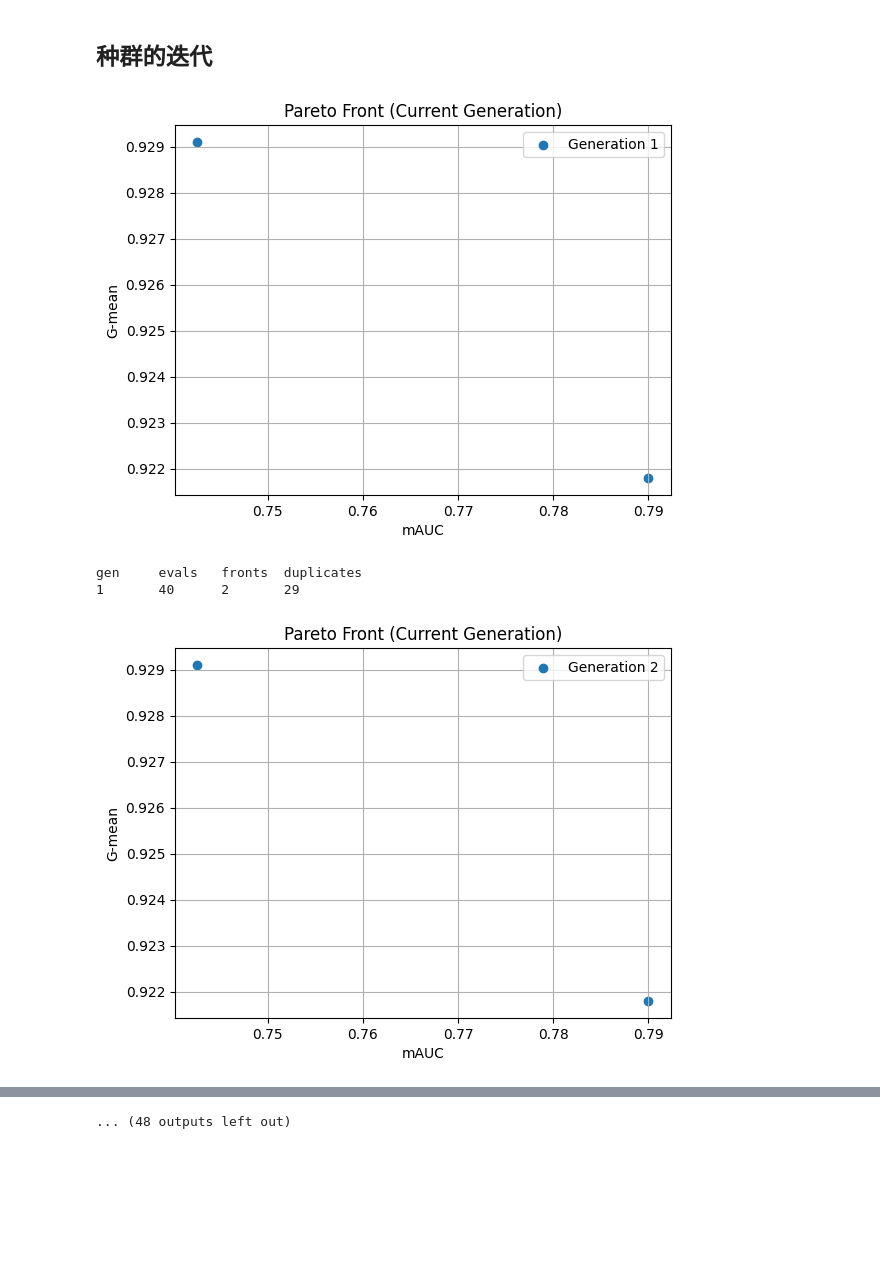
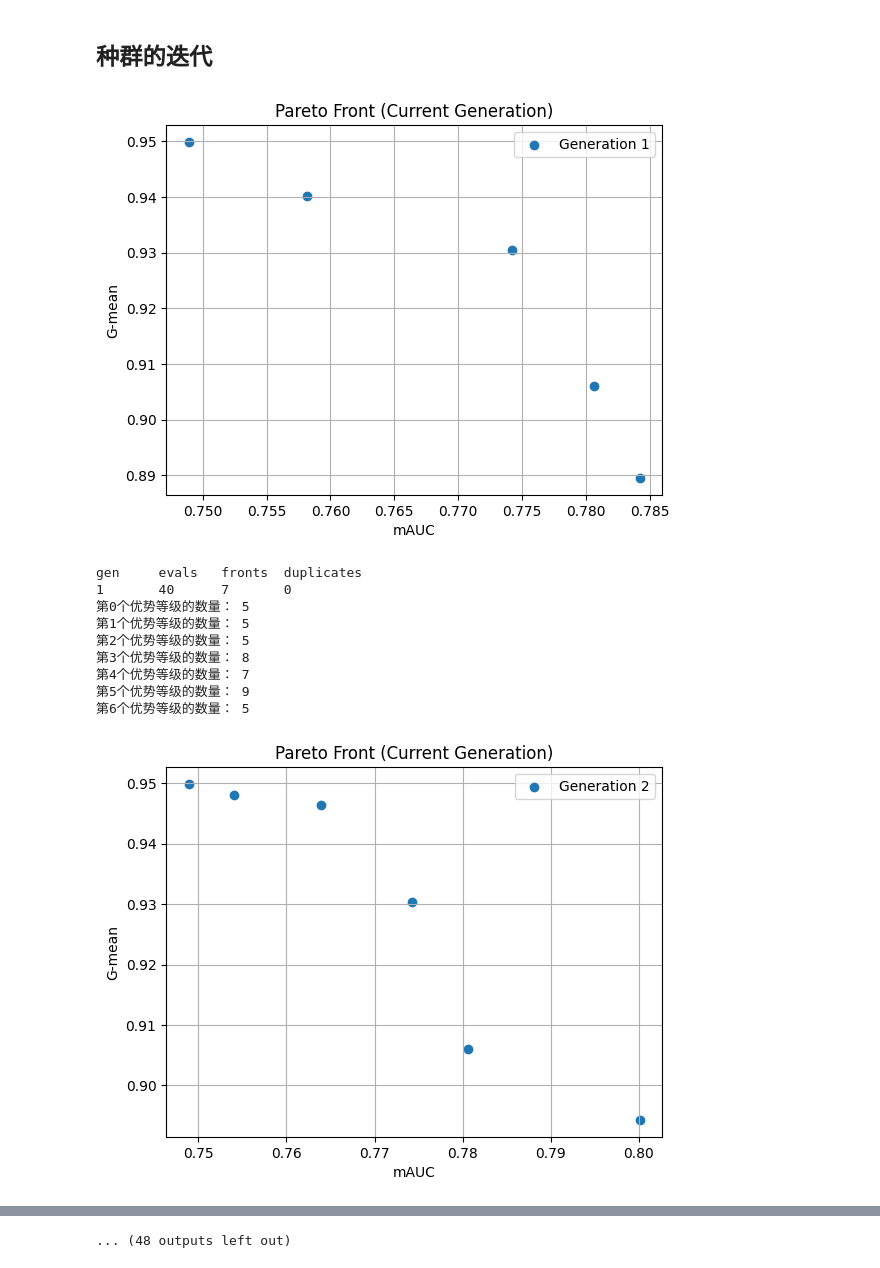
Before and after one commit to zhaishichao/InstanceSelection, a Jupyter notebook: instance_selection/sample/NoS.ipynb, the cells around one changed output, grey strips where cells are left out. Drawn from its saved outputs; the diff is of its cells as text; code cells hidden in the pictures; blank space fills up the shorter version.

```diff
--- a/instance_selection/sample/NoS.ipynb
+++ b/instance_selection/sample/NoS.ipynb
@@ -138,9 +138,11 @@ def fitness_function(individual):
 # 集成分类器的投票
 def vote_ensembles(save_ensembles):
     y_pred_labels_ensembles = []
+    y_pred_proba_labels_ensembles = []
     y_test_labels = np.argmax(y_test, axis=1)
     for ensemble in save_ensembles:
         index_pred = ensemble.predict(x_test)  # 计算accuracy、PPV
+        index_pred_proba = ensemble.predict_proba(x_test)
         # Convert one-hot encoded test labels back to single class labels
         y_pred_labels = np.argmax(index_pred, axis=1)
         y_pred_labels_ensembles.append(y_pred_labels)
@@ -342,73 +344,45 @@ def main(seed=None):
         pop_y_sub.clear()
         for i in range(len(offspring)):
             mlp = MLPClassifier(hidden_layer_sizes=(15,), max_iter=500, random_state=42)
             x_sub, y_sub = get_subset(offspring[i])
             mlp.fit(x_sub, y_sub)
             ensembles.append(mlp)
             pop_x_sub.append(x_sub)
             pop_y_sub.append(y_sub)
             offspring[i].mlp = mlp
         for i in range(len(offspring)):
             offspring[i].fitness.values = toolbox.evaluate(offspring[i])
 
         # 种群的合并
         new_pop = pop + offspring
-
-        # 找到重复个体的索引对
-        duplicates = toolbox.find_duplicates(new_pop, SIMILAR)
-        # 去除对应重复的个体
-        new_pop = toolbox.remove_duplicates(new_pop, duplicates)
-        if len(pop) < POPSIZE:
-            num_add = POPSIZE - len(pop)
-            if num_add % 4 != 0:
-                num_add += (4 - num_add % 4)
-                ind_add = selTournamentDCD(pop, num_add)
-                ###########################################再次进行选择、交叉、突变################################################
-                # 交叉
-                for i in range(0, len(ind_add) - 1, 2):
-                    if random.random() <= CXPB:
-                        ind_add[i], ind_add[i + 1] = toolbox.mate(ind_add[i], ind_add[i + 1])
-                    # 突变
-                    ind_add[i] = toolbox.mutate(ind_add[i], MR)[0]
-                    ind_add[i + 1] = toolbox.mutate(ind_add[i + 1], MR)[0]
-                    del ind_add[i].fitness.values, ind_add[i + 1].fitness.values
-
-                # 计算新的种群适应度
-                ensembles.clear()
-                pop_x_sub.clear()
-                pop_y_sub.clear()
-                for i in range(len(ind_add)):
-                    mlp = MLPClassifier(hidden_layer_sizes=(15,), max_iter=500, random_state=42)
-                    x_sub, y_sub = get_subset(ind_add[i])
-                    mlp.fit(x_sub, y_sub)
-                    ensembles.append(mlp)
-                    pop_x_sub.append(x_sub)
-                    pop_y_sub.append(y_sub)
-                    ind_add[i].mlp = mlp
-                for i in range(len(ind_add)):
-                    ind_add[i].fitness.values = toolbox.evaluate(ind_add[i])
-
-                # 种群的合并
-                pop = new_pop + ind_add
-            ###############################################得到pareto_fronts############################################
-        pop, pareto_fronts = toolbox.select(pop, POPSIZE)
+        ###############################################得到pareto_fronts############################################
+        pop, pareto_fronts = toolbox.select(new_pop, POPSIZE)
         plot_front(pareto_fronts[0], gen, title="Pareto Front (Current Generation)")
         record = stats.compile(pop)
         logbook.record(gen=gen, evals=len(pop), fronts=len(pareto_fronts), duplicates=len(duplicates), **record)
         print(logbook.stream)
+        for i, pareto_front in enumerate(pareto_fronts):
+            print(f"第{i}个优势等级的数量：", len(pareto_front))
     # 保存第一个等级里的mlp模型进行集成
     for ind in pareto_fronts[0]:
         save_ensembles.append(ind.mlp)
     return pop, logbook, save_ensembles
 
 
 if __name__ == "__main__":
     pop, stats, ensembles = main()
 
     print("##############################集成分类器的预测结果：################################")
     vote_ensembles(ensembles)
 # %% [output]
-[figure, old version]
+[figure, new version]
 gen     evals   fronts  duplicates
-1       40      2       29
+1       40      7       0
+第0个优势等级的数量： 5
+第1个优势等级的数量： 5
+第2个优势等级的数量： 5
+第3个优势等级的数量： 8
+第4个优势等级的数量： 7
+第5个优势等级的数量： 9
+第6个优势等级的数量： 5
-[figure, old version]
+[figure, new version]
```
Also changed, not shown: parts of 1 cell of this notebook, 3 other files.
